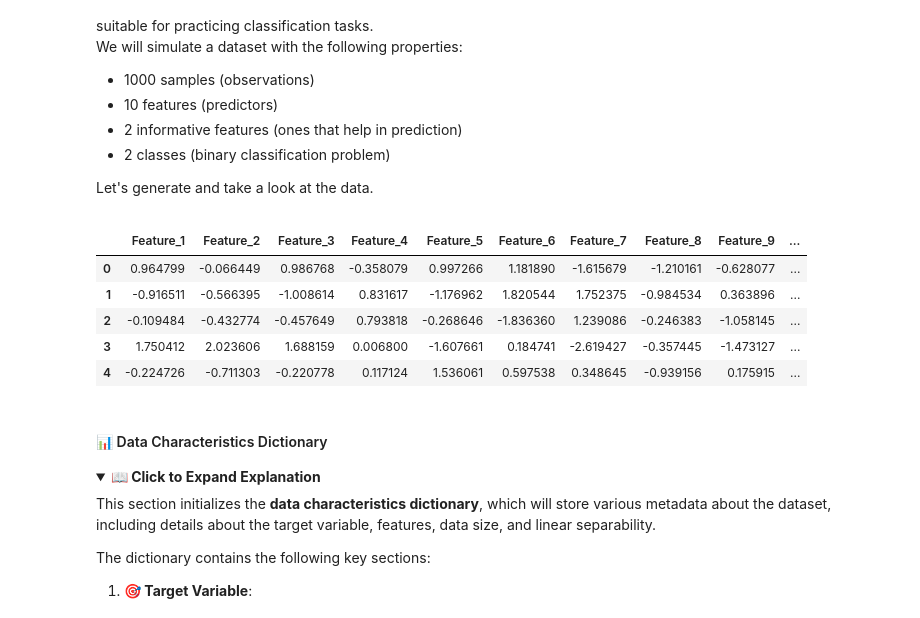
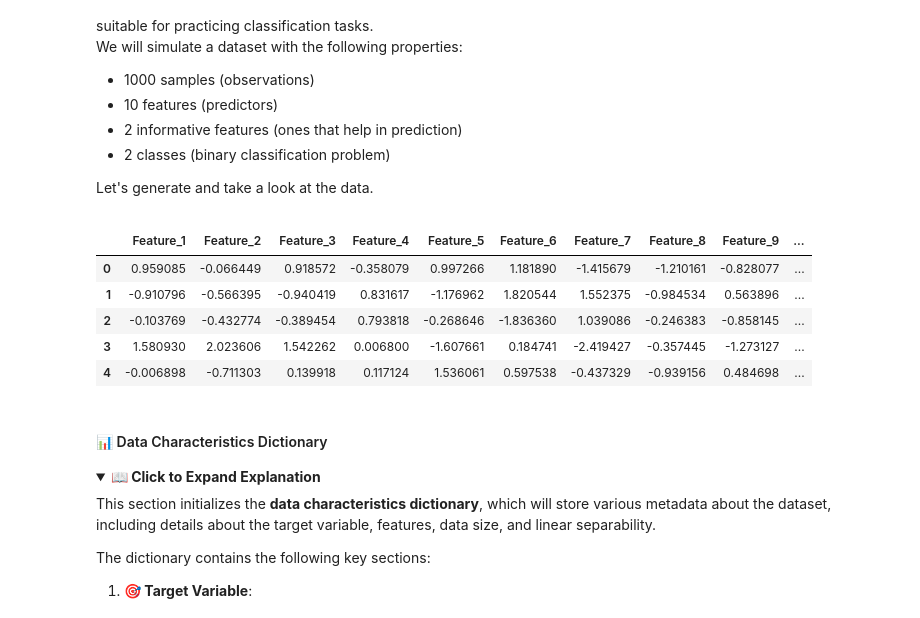
Before and after one commit to ashrithssreddy/ml-toolkit, a Jupyter notebook: Supervised_Learning/classification.ipynb, the cells around one changed output. Saved outputs shown, nothing was run; the diff lists cells and outputs as text; code cells hidden in the pictures; folded sections open.

```diff
--- a/Supervised_Learning/classification.ipynb
+++ b/Supervised_Learning/classification.ipynb
@@ -101,23 +98,42 @@ Let's generate and take a look at the data.
 
 </details>
 # %%
-# Simulating a classification dataset
-X, y = make_classification(n_samples=1000, n_features=10, n_informative=2, n_classes=2, random_state=42)
-target_col = 'Target'
+from sklearn.datasets import make_classification
+import numpy as np
+import pandas as pd
 
-# Converting to a DataFrame for easier handling
+# Simulate base classification dataset
+X, y = make_classification(
+    n_samples=1000,
+    n_features=10,
+    n_informative=2,
+    n_redundant=2,
+    n_repeated=0,
+    n_classes=2,
+    weights=[0.7, 0.3],  # simulate class imbalance
+    flip_y=0.01,         # 1% label noise
+    class_sep=0.8,       # less separation = harder task
+    random_state=42
+)
+
+# Create DataFrame
 df = pd.DataFrame(X, columns=[f"Feature_{i}" for i in range(1, 11)])
+target_col = "Target"
 df[target_col] = y
 
-# Display the first few rows of the dataset
+# Inject missing values randomly (e.g., 1% of cells)
+# mask = np.random.rand(*df.shape) < 0.01
+# df[mask] = np.nan
+
+# Display preview
 df.head()
 # %% [output]
 |  | Feature_1 | Feature_2 | Feature_3 | Feature_4 | Feature_5 | Feature_6 | Feature_7 | Feature_8 | Feature_9 | ... |
-| 0 | 0.964799 | -0.066449 | 0.986768 | -0.358079 | 0.997266 | 1.181890 | -1.615679 | -1.210161 | -0.628077 | ... |
-| 1 | -0.916511 | -0.566395 | -1.008614 | 0.831617 | -1.176962 | 1.820544 | 1.752375 | -0.984534 | 0.363896 | ... |
-| 2 | -0.109484 | -0.432774 | -0.457649 | 0.793818 | -0.268646 | -1.836360 | 1.239086 | -0.246383 | -1.058145 | ... |
-| 3 | 1.750412 | 2.023606 | 1.688159 | 0.006800 | -1.607661 | 0.184741 | -2.619427 | -0.357445 | -1.473127 | ... |
-| 4 | -0.224726 | -0.711303 | -0.220778 | 0.117124 | 1.536061 | 0.597538 | 0.348645 | -0.939156 | 0.175915 | ... |
+| 0 | 0.959085 | -0.066449 | 0.918572 | -0.358079 | 0.997266 | 1.181890 | -1.415679 | -1.210161 | -0.828077 | ... |
+| 1 | -0.910796 | -0.566395 | -0.940419 | 0.831617 | -1.176962 | 1.820544 | 1.552375 | -0.984534 | 0.563896 | ... |
+| 2 | -0.103769 | -0.432774 | -0.389454 | 0.793818 | -0.268646 | -1.836360 | 1.039086 | -0.246383 | -0.858145 | ... |
+| 3 | 1.580930 | 2.023606 | 1.542262 | 0.006800 | -1.607661 | 0.184741 | -2.419427 | -0.357445 | -1.273127 | ... |
+| 4 | -0.006898 | -0.711303 | 0.139918 | 0.117124 | 1.536061 | 0.597538 | -0.437329 | -0.939156 | 0.484698 | ... |
 # %% [markdown]
 <a id="data-characteristics-dictionary"></a>
 
```
Also changed, not shown: parts of 39 cells of this notebook, 2 other files.
